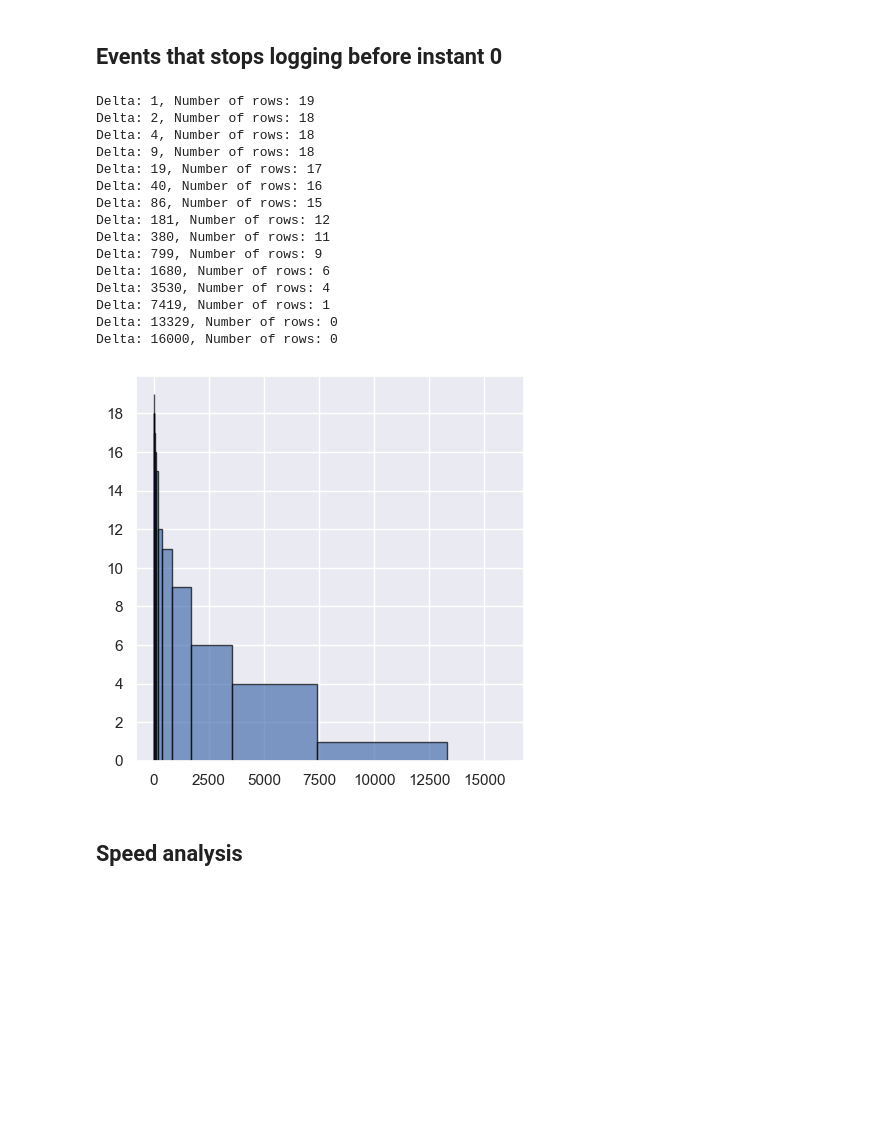
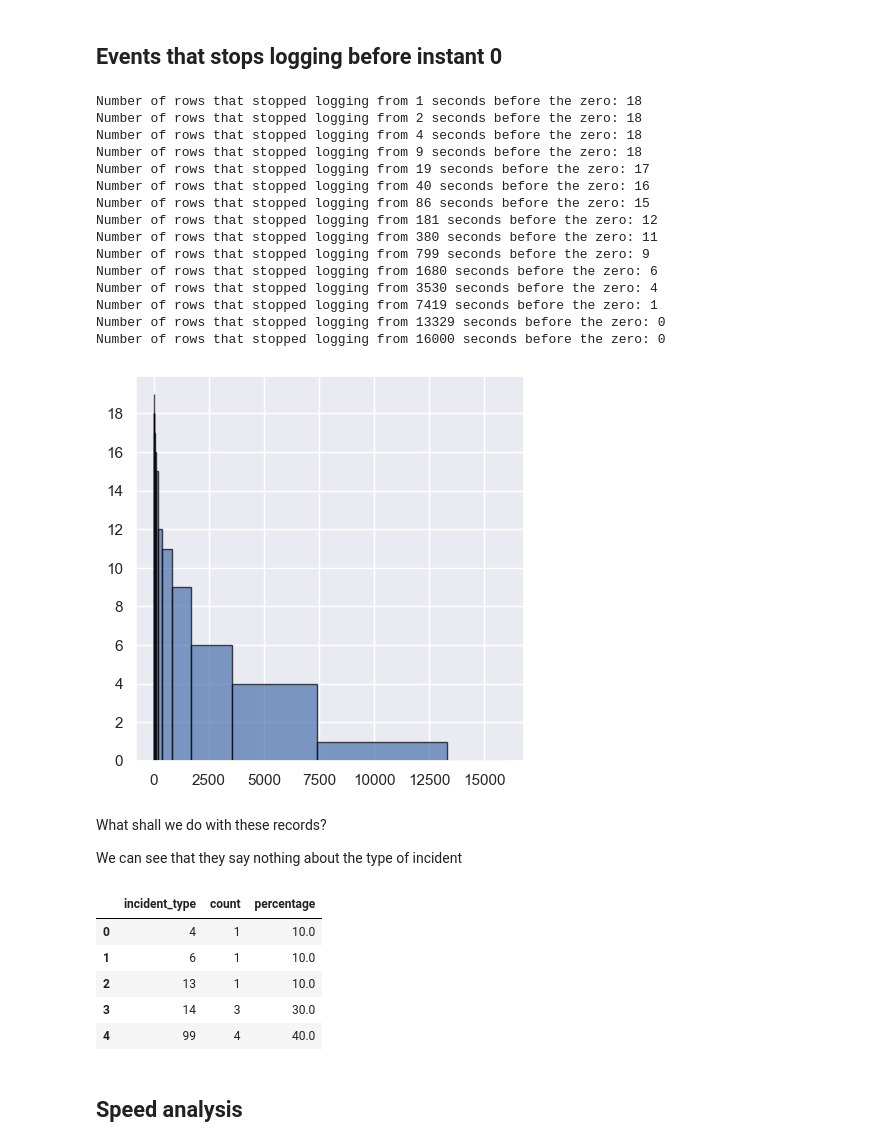
Before and after one commit to Carda01/SNCB_IncidentClassifier, a Jupyter notebook: pre_data_analysis/events_analysis.ipynb, the cells around one changed output. Cells and saved outputs as stored; diff of their text form; code cells hidden in the pictures; blank space fills up the shorter version.

Commit message:
clean and enhance events that stopped logging before 0

```diff
--- a/pre_data_analysis/events_analysis.ipynb
+++ b/pre_data_analysis/events_analysis.ipynb
@@ -101,34 +122,54 @@ always_on_battery.seconds_to_incident_sequence.map(lambda x: x[::-1])
 Name: seconds_to_incident_sequence, dtype: object
 # %% [markdown]
 ## Events that stops logging before instant 0
+# %%
+def get_records_that_stopped_before_epsilon(dataframe, epsilon):
+    return dataframe[dataframe.apply(lambda x: x.seconds_to_incident_sequence[-1] < epsilon, axis=1)]
 # %%
+records_stop_log_before_0 = get_records_that_stopped_before_epsilon(df, 0)
+last_second_logged = records_stop_log_before_0['seconds_to_incident_sequence'].apply(lambda x: -x[-1])
+
 bins = np.logspace(0, 15, num=15, base=2, dtype='int')
-data = df[df.apply(lambda x: x.seconds_to_incident_sequence[-1] < 0, axis=1)].apply(lambda x: -x['seconds_to_incident_sequence'][-1], axis=1)
-bins[-2] = max(data) + 1
+bins[-2] = max(last_second_logged) + 1
 bins[-1] = 16000
+
 for epsilon in bins:
-    print(f"Delta: {epsilon}, Number of rows: {len(df[df.apply(lambda x: x.seconds_to_incident_sequence[-1] <= -epsilon, axis=1)])}")
+    print(f"Number of rows that stopped logging from {epsilon} seconds before the zero: {len(get_records_that_stopped_before_epsilon(df, -epsilon))}")
+
 fig, ax = plt.subplots(figsize=(5, 5))
 ax.yaxis.set_major_locator(MaxNLocator(integer=True))
-plt.hist(data, bins=bins, edgecolor='black', alpha=0.7, cumulative=-1)
+plt.hist(last_second_logged, bins=bins, edgecolor='black', alpha=0.7, cumulative=-1)
 plt.show()
 # %% [output]
-Delta: 1, Number of rows: 19
-Delta: 2, Number of rows: 18
-Delta: 4, Number of rows: 18
-Delta: 9, Number of rows: 18
-Delta: 19, Number of rows: 17
-Delta: 40, Number of rows: 16
-Delta: 86, Number of rows: 15
-Delta: 181, Number of rows: 12
-Delta: 380, Number of rows: 11
-Delta: 799, Number of rows: 9
-Delta: 1680, Number of rows: 6
-Delta: 3530, Number of rows: 4
-Delta: 7419, Number of rows: 1
-Delta: 13329, Number of rows: 0
-Delta: 16000, Number of rows: 0
+Number of rows that stopped logging from 1 seconds before the zero: 18
+Number of rows that stopped logging from 2 seconds before the zero: 18
+Number of rows that stopped logging from 4 seconds before the zero: 18
+Number of rows that stopped logging from 9 seconds before the zero: 18
+Number of rows that stopped logging from 19 seconds before the zero: 17
+Number of rows that stopped logging from 40 seconds before the zero: 16
+Number of rows that stopped logging from 86 seconds before the zero: 15
+Number of rows that stopped logging from 181 seconds before the zero: 12
+Number of rows that stopped logging from 380 seconds before the zero: 11
+Number of rows that stopped logging from 799 seconds before the zero: 9
+Number of rows that stopped logging from 1680 seconds before the zero: 6
+Number of rows that stopped logging from 3530 seconds before the zero: 4
+Number of rows that stopped logging from 7419 seconds before the zero: 1
+Number of rows that stopped logging from 13329 seconds before the zero: 0
+Number of rows that stopped logging from 16000 seconds before the zero: 0
 [figure]
+# %% [markdown]
+What shall we do with these records?
+
+We can see that they say nothing about the type of incident
+# %%
+print_stats_incidents(get_records_that_stopped_before_epsilon(df, -600))
+# %% [output]
+|  | incident_type | count | percentage |
+| 0 | 4 | 1 | 10.0 |
+| 1 | 6 | 1 | 10.0 |
+| 2 | 13 | 1 | 10.0 |
+| 3 | 14 | 3 | 30.0 |
+| 4 | 99 | 4 | 40.0 |
 # %% [markdown]
 ## Speed analysis
 # %%
```
Also changed, not shown: parts of 3 cells of this notebook.
